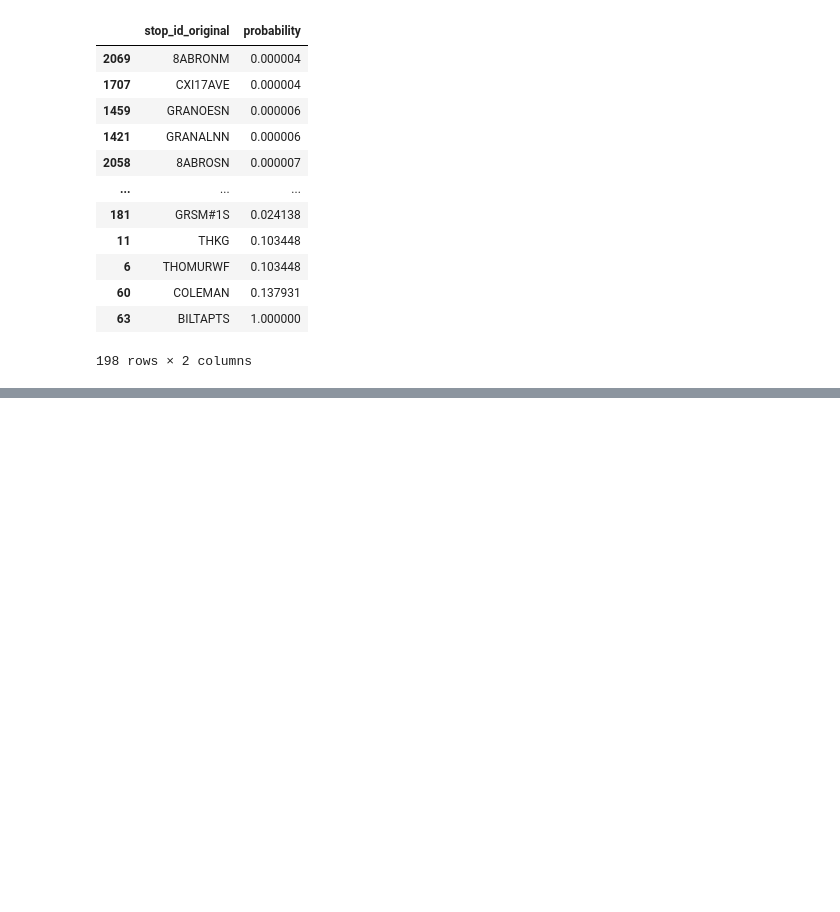
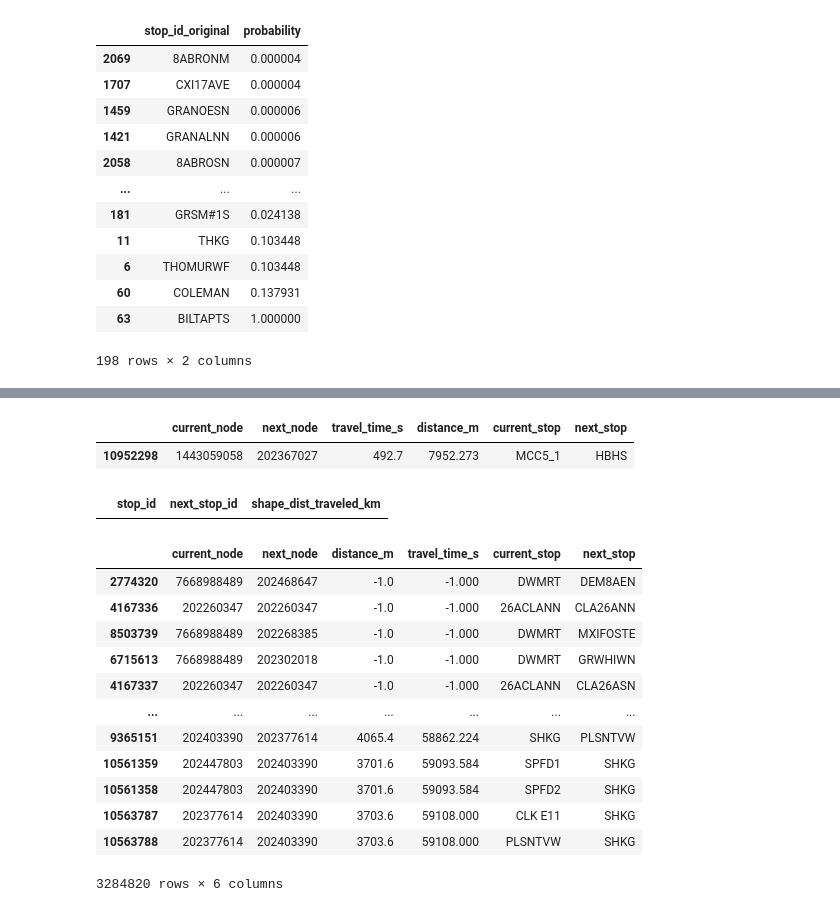
Before and after one commit to jptalusan/ICCPS_stationing, a Jupyter notebook: data_generation/generate_files_scheduledtime.ipynb, the cells around one changed output, grey strips where cells are left out. Drawn from its saved outputs; the diff is of its cells as text; code cells hidden in the pictures; blank space fills up the shorter version.

```diff
--- a/data_generation/generate_files_scheduledtime.ipynb
+++ b/data_generation/generate_files_scheduledtime.ipynb
@@ -430,0 +461,36 @@ random.choices([0, 1], weights=[0.1, 1.0])
+# %%
+import pandas as pd
+import pickle
+
+df = pd.read_pickle('results/pair_tt_dd_stops.pkl')
+cs = 'MCC5_1'
+ns = 'HBHS'
+df.query("current_stop == @cs and next_stop == @ns")
+# df.query("current_stop == @cs")
+# %% [output]
+|  | current_node | next_node | travel_time_s | distance_m | current_stop | next_stop |
+| 10952298 | 1443059058 | 202367027 | 492.7 | 7952.273 | MCC5_1 | HBHS |
+# %%
+distance_path = 'results/gtfs_distance_pairs_km.pkl'
+df = pd.read_pickle(distance_path)
+cs = 'MCC5_1'
+ns = 'HBHS'
+df.query("stop_id == @cs and next_stop_id == @ns")
+# %% [output]
+|  | stop_id | next_stop_id | shape_dist_traveled_km |
+# %%
+df.sort_values('travel_time_s')
+# %% [output]
+|  | current_node | next_node | distance_m | travel_time_s | current_stop | next_stop |
+| 2774320 | 7668988489 | 202468647 | -1.0 | -1.000 | DWMRT | DEM8AEN |
+| 4167336 | 202260347 | 202260347 | -1.0 | -1.000 | 26ACLANN | CLA26ANN |
+| 8503739 | 7668988489 | 202268385 | -1.0 | -1.000 | DWMRT | MXIFOSTE |
+| 6715613 | 7668988489 | 202302018 | -1.0 | -1.000 | DWMRT | GRWHIWN |
+| 4167337 | 202260347 | 202260347 | -1.0 | -1.000 | 26ACLANN | CLA26ASN |
+| ... | ... | ... | ... | ... | ... | ... |
+| 9365151 | 202403390 | 202377614 | 4065.4 | 58862.224 | SHKG | PLSNTVW |
+| 10561359 | 202447803 | 202403390 | 3701.6 | 59093.584 | SPFD1 | SHKG |
+| 10561358 | 202447803 | 202403390 | 3701.6 | 59093.584 | SPFD2 | SHKG |
+| 10563787 | 202377614 | 202403390 | 3703.6 | 59108.000 | CLK E11 | SHKG |
+| 10563788 | 202377614 | 202403390 | 3703.6 | 59108.000 | PLSNTVW | SHKG |
+3284820 rows × 6 columns
```
Also changed, not shown: parts of 6 cells of this notebook, 15 other files.
